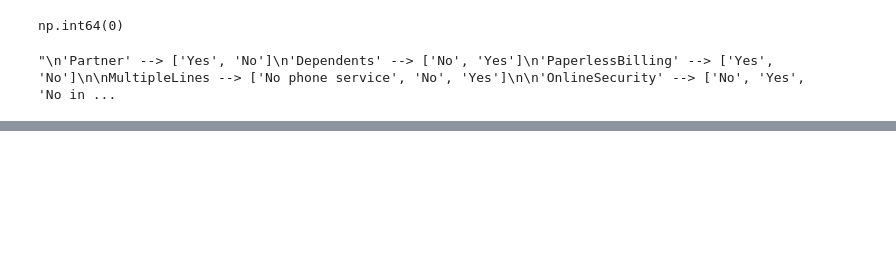
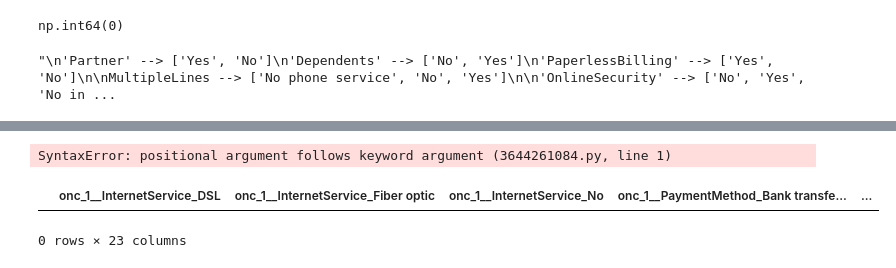
Before and after one commit to AyushDevadiga1/ml-customer-churn-prediction-app, a Jupyter notebook: model_training/train.ipynb, the cells around one changed output, grey strips where cells are left out. Drawn from its saved outputs; the diff is of its cells as text; code cells hidden in the pictures; blank space fills up the shorter version.

Commit message:
Done OneHotEncoding , now all columns are numeric

```diff
--- a/model_training/train.ipynb
+++ b/model_training/train.ipynb
@@ -527,0 +533,11 @@ df['Contract'] = df['Contract'].replace(heirarchical_map_contract).astype('int')
+# %%
+columns_to_onc = ['InternetService','PaymentMethod']
+# %%
+col_trf_1 = ColumnTransformer(
+                                transformers=[
+                                                ('onc_1',OneHotEncoder(sparse_output=False),columns_to_onc)
+                                ],
+                            remainder = 'passthrough'
+)
+# %%
+df = col_trf_1.fit_transform(df)
@@ -527,0 +576,9 @@ df['Contract'] = df['Contract'].replace(heirarchical_map_contract).astype('int')
+# %%
+pd.DataFrame(columns = col_trf_1.get_feature_names_out)
+# %% [output]
+SyntaxError: positional argument follows keyword argument (3644261084.py, line 1)
+# %%
+df
+# %% [output]
+|  | onc_1__InternetService_DSL | onc_1__InternetService_Fiber optic | onc_1__InternetService_No | onc_1__PaymentMethod_Bank transfe... | ... |
+0 rows × 23 columns
```
Also changed, not shown: parts of 7 cells of this notebook.
